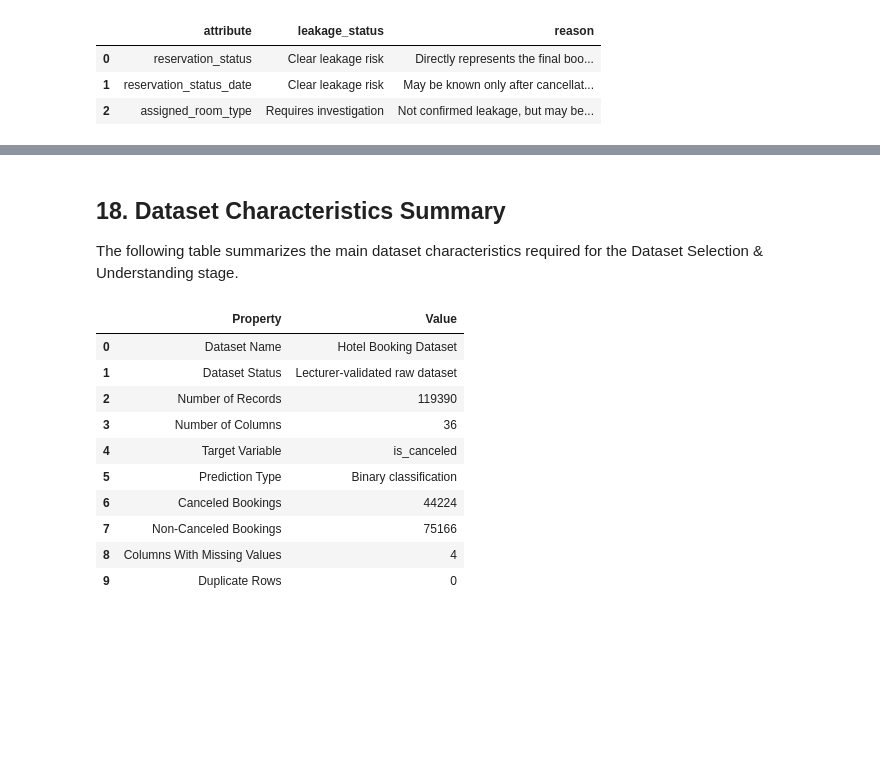
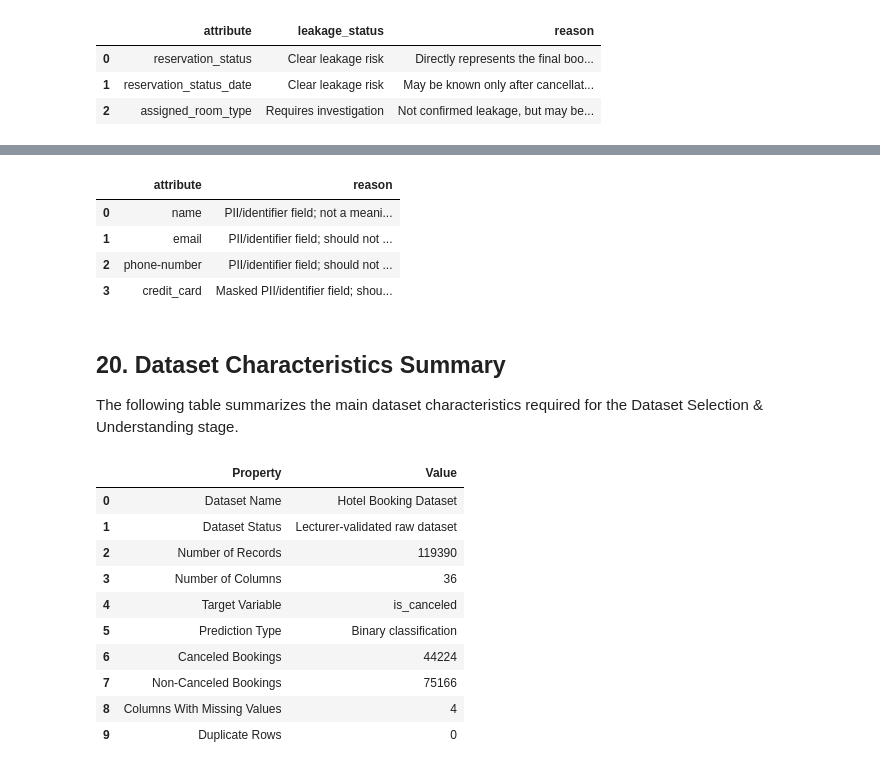
Before and after one commit to Manesha03/IT3051-FDM-Mini-Project-2026, a Jupyter notebook: 01_Dataset_Understanding/Dataset_Selection_and_Understanding.ipynb, the cells around one changed output, grey strips where cells are left out. Cells and saved outputs as stored; diff of their text form; code cells hidden in the pictures; blank space fills up the shorter version.

Commit message:
Sync updated dataset understanding notebook

```diff
--- a/01_Dataset_Understanding/Dataset_Selection_and_Understanding.ipynb
+++ b/01_Dataset_Understanding/Dataset_Selection_and_Understanding.ipynb
@@ -390,5 +433,19 @@ potential_leakage
+# %%
+identifier_pii = pd.DataFrame([
+    {'attribute': 'name', 'reason': 'PII/identifier field; not a meaningful booking predictor.'},
+    {'attribute': 'email', 'reason': 'PII/identifier field; should not be used directly for modelling.'},
+    {'attribute': 'phone-number', 'reason': 'PII/identifier field; should not be used directly for modelling.'},
+    {'attribute': 'credit_card', 'reason': 'Masked PII/identifier field; should not be used directly for modelling.'},
+])
+identifier_pii
+# %% [output]
+|  | attribute | reason |
+| 0 | name | PII/identifier field; not a meani... |
+| 1 | email | PII/identifier field; should not ... |
+| 2 | phone-number | PII/identifier field; should not ... |
+| 3 | credit_card | Masked PII/identifier field; shou... |
 # %% [markdown]
-## 18. Dataset Characteristics Summary
+## 20. Dataset Characteristics Summary
 
 The following table summarizes the main dataset characteristics required for the Dataset Selection & Understanding stage.
 # %%
```
Also changed, not shown: parts of 22 cells of this notebook.
